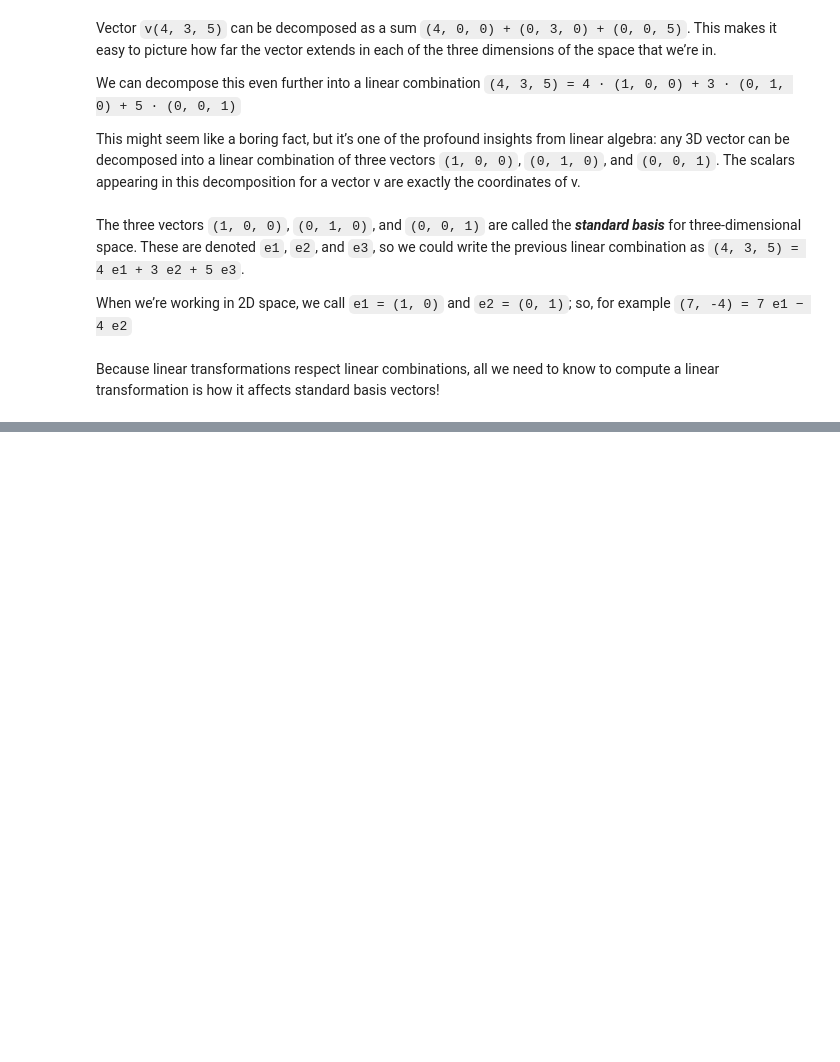
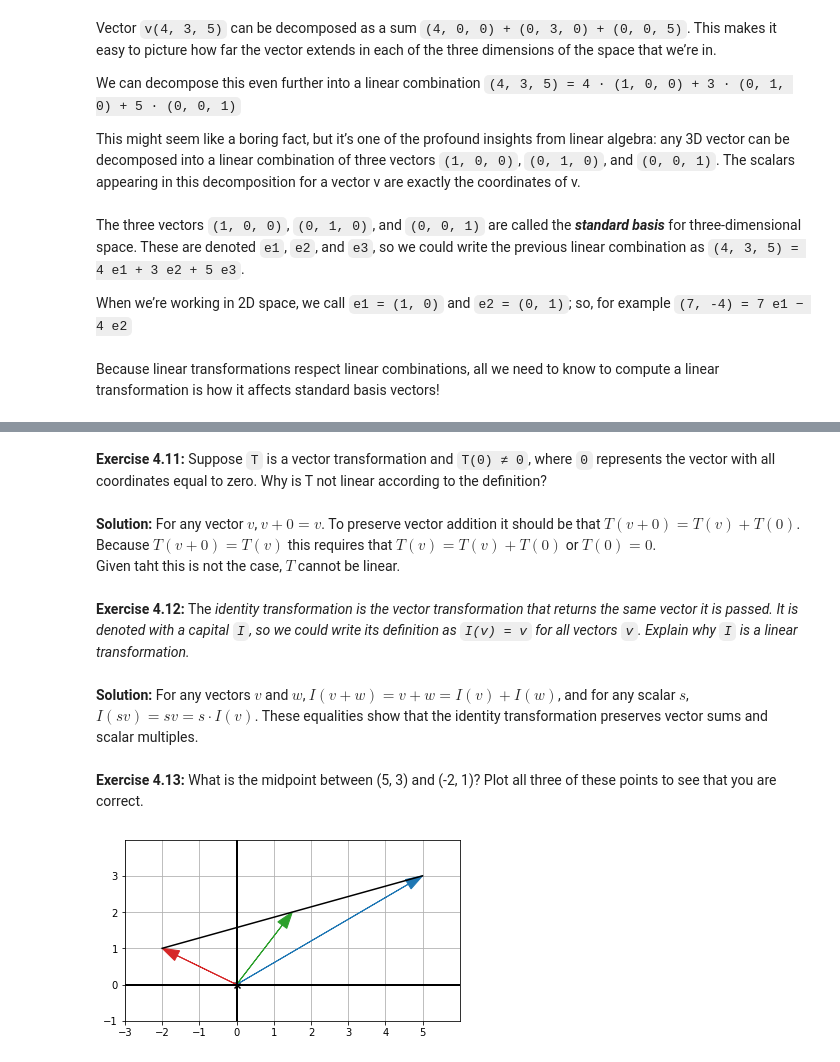
Before and after one commit to saradhimpardha/math_for_programmers, a Jupyter notebook: chapter_04/ch04_exercises.ipynb, the cells around one changed output, grey strips where cells are left out. Drawn from its saved outputs; the diff is of its cells as text; code cells hidden in the pictures; blank space fills up the shorter version.

```diff
--- a/chapter_04/ch04_exercises.ipynb
+++ b/chapter_04/ch04_exercises.ipynb
@@ -381,0 +411,29 @@ Because linear transformations respect linear combinations, all we need to know
+# %% [markdown]
+**Exercise 4.11:** Suppose `T` is a vector transformation and `T(0) ≠ 0`, where `0` represents the vector with all coordinates equal to zero. Why is T not linear according to the definition?
+# %% [markdown]
+**Solution:** For any vector $v$, $v + 0 = v$. To preserve vector addition it should be that $T(v + 0) = T(v) + T(0)$.
+Because $T(v + 0) = T(v)$ this requires that $T(v) = T(v) + T(0)$ or $T(0) = 0$.
+Given taht this is not the case, $T$ cannot be linear.
+# %% [markdown]
+**Exercise 4.12:** The *identity transformation is the vector transformation that returns the same vector it is passed. It is denoted with a capital `I`, so we could write its definition as `I(v) = v` for all vectors `v`. Explain why `I` is a linear transformation.*
+# %% [markdown]
+**Solution:** For any vectors $v$ and $w$, $I(v + w) = v + w = I(v) + I(w)$, and for any scalar $s$, $I(sv) = sv = s · I(v)$. These equalities show that the identity transformation preserves vector sums and scalar multiples.
+# %% [markdown]
+**Exercise 4.13:** What is the midpoint between (5, 3) and (-2, 1)? Plot all three of these points to see that you are correct.
+# %%
+from draw2d import *
+from vectors import *
+
+u = (5, 3)
+v = (-2, 1)
+
+midpoint = scale(0.5, add(u,v))
+
+draw2d(
+    Arrow2D(u, color=blue),
+    Arrow2D(v, color=red),
+    Arrow2D(midpoint, color=green),
+    Segment2D(u, v, color=black)
+)
+# %% [output]
+[figure, added]
```
Also changed, not shown: parts of 10 cells of this notebook.
